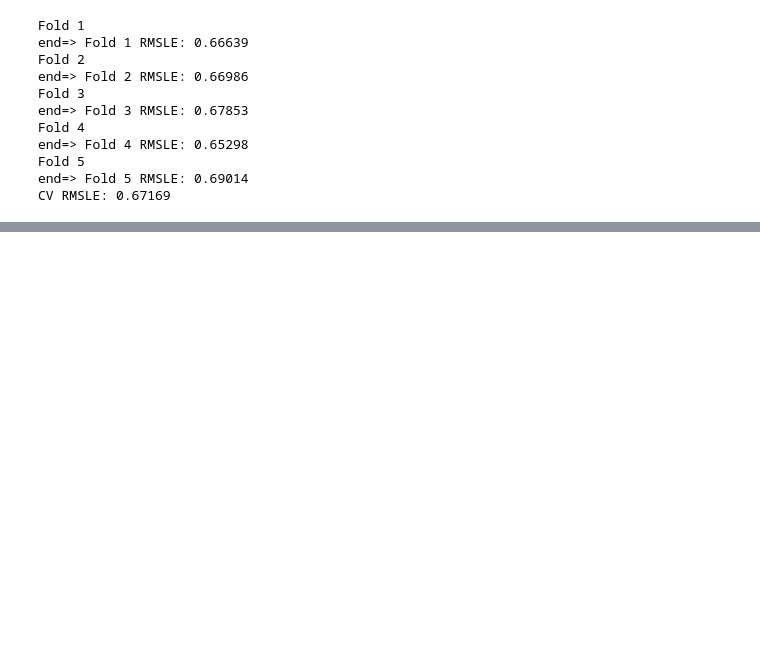
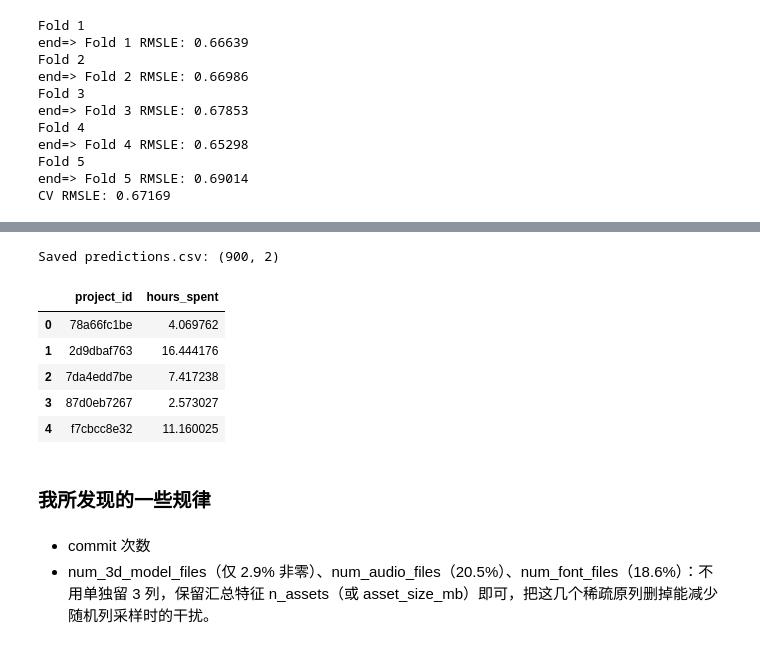
Before and after one commit to wenfeng110402/Wanted--hour-detectives, a Jupyter notebook: main.ipynb, the cells around one changed output, grey strips where cells are left out. Cells and saved outputs as stored; diff of their text form; code cells hidden in the pictures; blank space fills up the shorter version.

```diff
--- a/main.ipynb
+++ b/main.ipynb
@@ -266,0 +418,58 @@ CV RMSLE: 0.67169
+# %%
+FULL_ITERS = int(np.mean(best_iters) * 1.18)
+W_RIDGE = 0.10
+
+X_full_base = prepare_base(train_df[feature_cols])
+X_test_base = prepare_base(test_df[feature_cols]).reindex(columns=X_full_base.columns)
+X_full, X_test_full = add_group_features(X_full_base, X_test_base)
+
+test_cb_log = np.zeros(len(X_test_full))
+for seed in [42, 2024, 777]:
+    cb = CatBoostRegressor(
+        cat_features=CAT_COLS,
+        iterations=FULL_ITERS,
+        learning_rate=0.03,
+        depth=8,
+        l2_leaf_reg=4,
+        rsm=0.5,
+        random_seed=seed,
+        verbose=0,
+    )
+    cb.fit(X_full, y_log)
+    test_cb_log += cb.predict(X_test_full) / 3
+
+num_cols = [c for c in X_full.columns if c not in CAT_COLS]
+X_full_lin, X_test_lin = X_full.copy(), X_test_full.copy()
+for c in num_cols:
+    if (X_full_lin[c].dropna() >= 0).all() and X_full_lin[c].max() > 20:
+        X_full_lin[c] = np.log1p(X_full_lin[c].clip(lower=0))
+        X_test_lin[c] = np.log1p(X_test_lin[c].clip(lower=0))
+
+pre = ColumnTransformer([
+    ("num", make_pipeline(SimpleImputer(strategy="median"), StandardScaler()), num_cols),
+    ("cat", OneHotEncoder(handle_unknown="ignore"), CAT_COLS),
+])
+ridge = make_pipeline(pre, Ridge(alpha=50.0))
+ridge.fit(X_full_lin, y_log)
+test_ridge_log = ridge.predict(X_test_lin)
+
+final_log = (1 - W_RIDGE) * test_cb_log + W_RIDGE * test_ridge_log
+pred = np.clip(np.expm1(final_log), 0.1, HOURS_CAP)
+
+out = pd.DataFrame({ID: test_df[ID].values, TARGET: pred})
+out.to_csv("predictions.csv", index=False)
+print("Saved predictions.csv:", out.shape)
+out.head()
+# %% [output]
+Saved predictions.csv: (900, 2)
+|  | project_id | hours_spent |
+| 0 | 78a66fc1be | 4.069762 |
+| 1 | 2d9dbaf763 | 16.444176 |
+| 2 | 7da4edd7be | 7.417238 |
+| 3 | 87d0eb7267 | 2.573027 |
+| 4 | f7cbcc8e32 | 11.160025 |
+# %% [markdown]
+### 我所发现的一些规律
+# %% [markdown]
+- commit 次数
+- num_3d_model_files（仅 2.9% 非零）、num_audio_files（20.5%）、num_font_files（18.6%）：不用单独留 3 列，保留汇总特征 n_assets（或 asset_size_mb）即可，把这几个稀疏原列删掉能减少随机列采样时的干扰。
```
Also changed, not shown: parts of 6 cells of this notebook, 1 other file.
